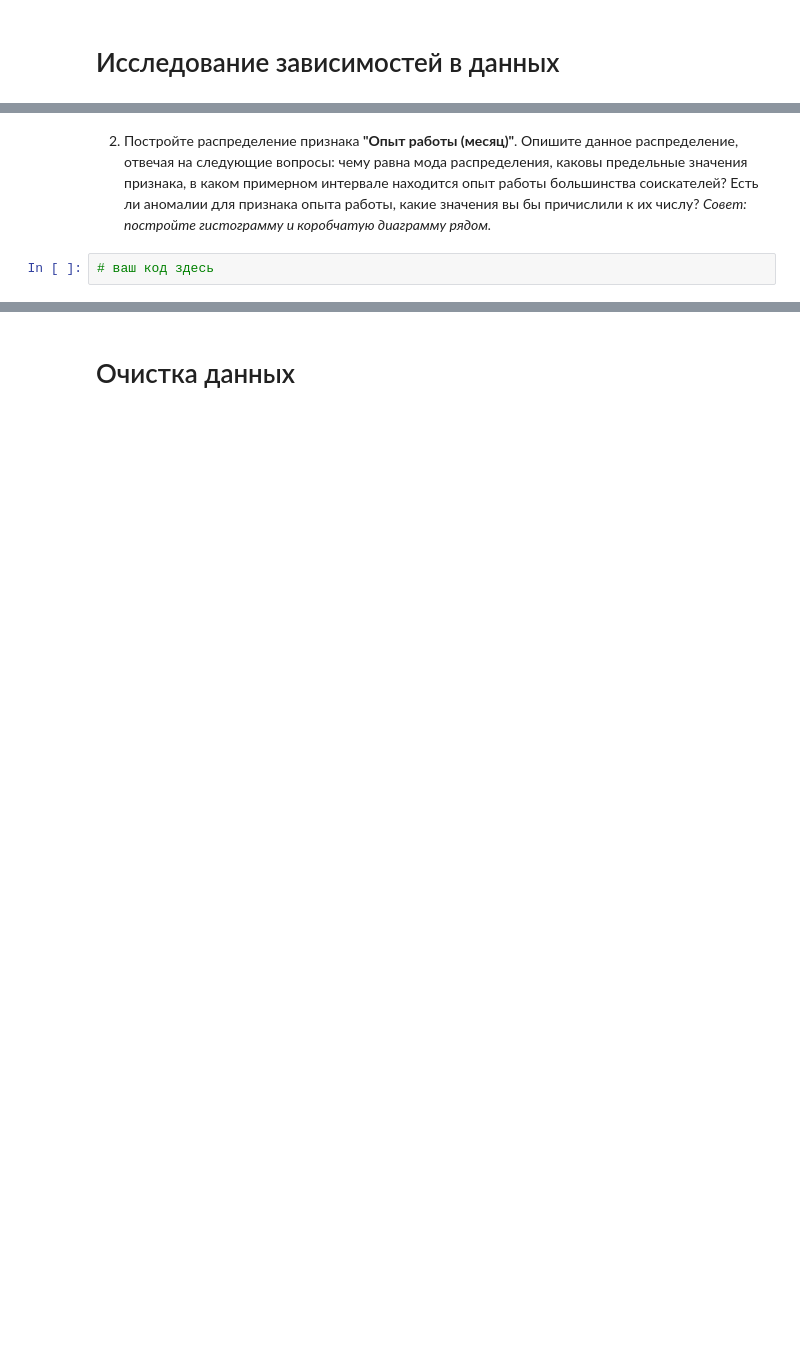
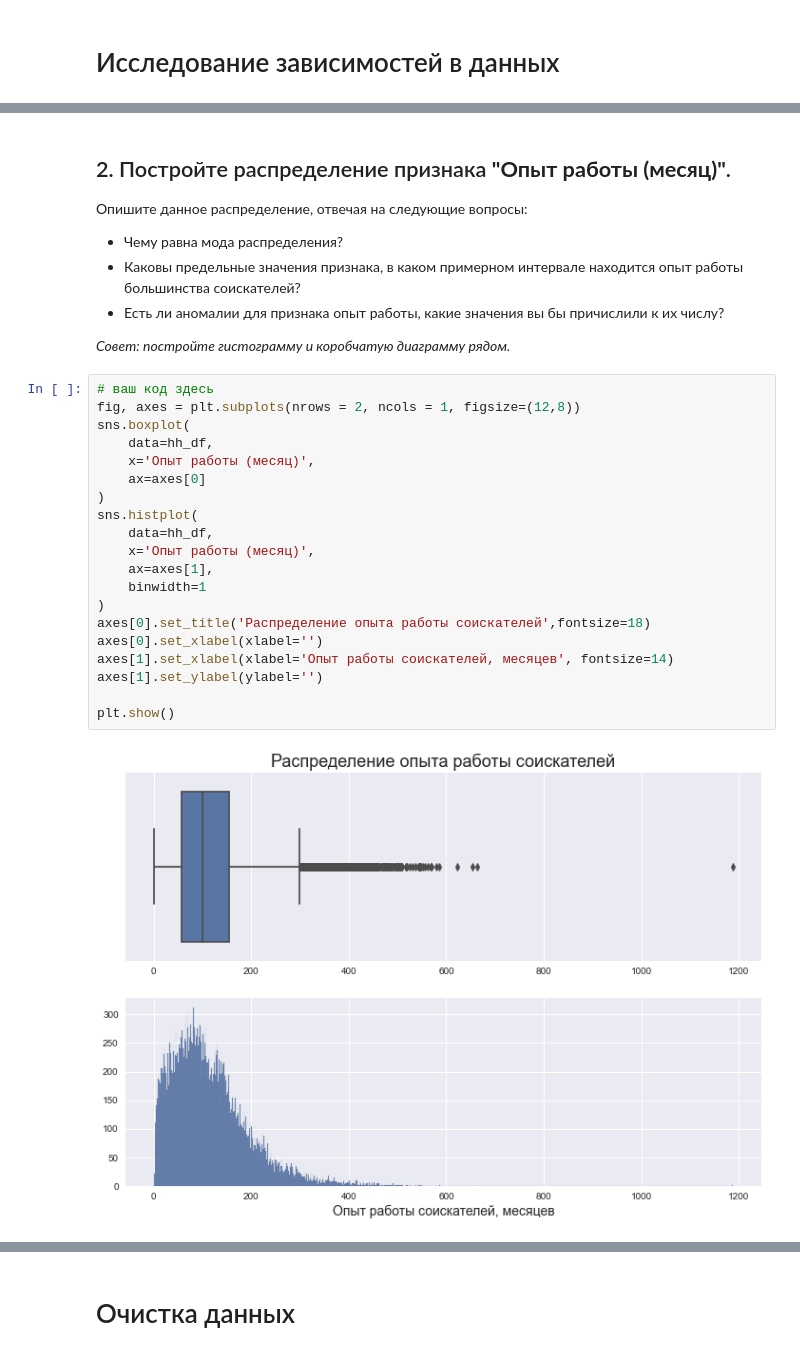
Before and after one commit to f999145/cases, a Jupyter notebook: 001_sf_project_01/001_sf_project_01.ipynb, the cells around one changed output, grey strips where cells are left out. Saved outputs shown, nothing was run; the diff lists cells and outputs as text; blank space fills up the shorter version.

```diff
--- a/001_sf_project_01/001_sf_project_01.ipynb
+++ b/001_sf_project_01/001_sf_project_01.ipynb
@@ -355,6 +557,31 @@ Categories (2, object): ['Женщина', 'Мужчина']
 # %% [markdown]
-2. Постройте распределение признака **"Опыт работы (месяц)"**. Опишите данное распределение, отвечая на следующие вопросы: чему равна мода распределения, каковы предельные значения признака, в каком примерном интервале находится опыт работы большинства соискателей? Есть ли аномалии для признака опыта работы, какие значения вы бы причислили к их числу?
+## 2. Постройте распределение признака **"Опыт работы (месяц)"**.
+Опишите данное распределение, отвечая на следующие вопросы:
+* Чему равна мода распределения?
+* Каковы предельные значения признака, в каком примерном интервале находится опыт работы большинства соискателей?
+* Есть ли аномалии для признака опыт работы, какие значения вы бы причислили к их числу?
+
 *Совет: постройте гистограмму и коробчатую диаграмму рядом.*
 # %%
 # ваш код здесь
+fig, axes = plt.subplots(nrows = 2, ncols = 1, figsize=(12,8))
+sns.boxplot(
+    data=hh_df,
+    x='Опыт работы (месяц)',
+    ax=axes[0]
+)
+sns.histplot(
+    data=hh_df,
+    x='Опыт работы (месяц)',
+    ax=axes[1],
+    binwidth=1
+)
+axes[0].set_title('Распределение опыта работы соискателей',fontsize=18)
+axes[0].set_xlabel(xlabel='')
+axes[1].set_xlabel(xlabel='Опыт работы соискателей, месяцев', fontsize=14)
+axes[1].set_ylabel(ylabel='')
+
+plt.show()
+# %% [output]
+[figure, added]
 # %% [markdown]
```
Also changed, not shown: parts of 60 cells of this notebook, 2 other files.
